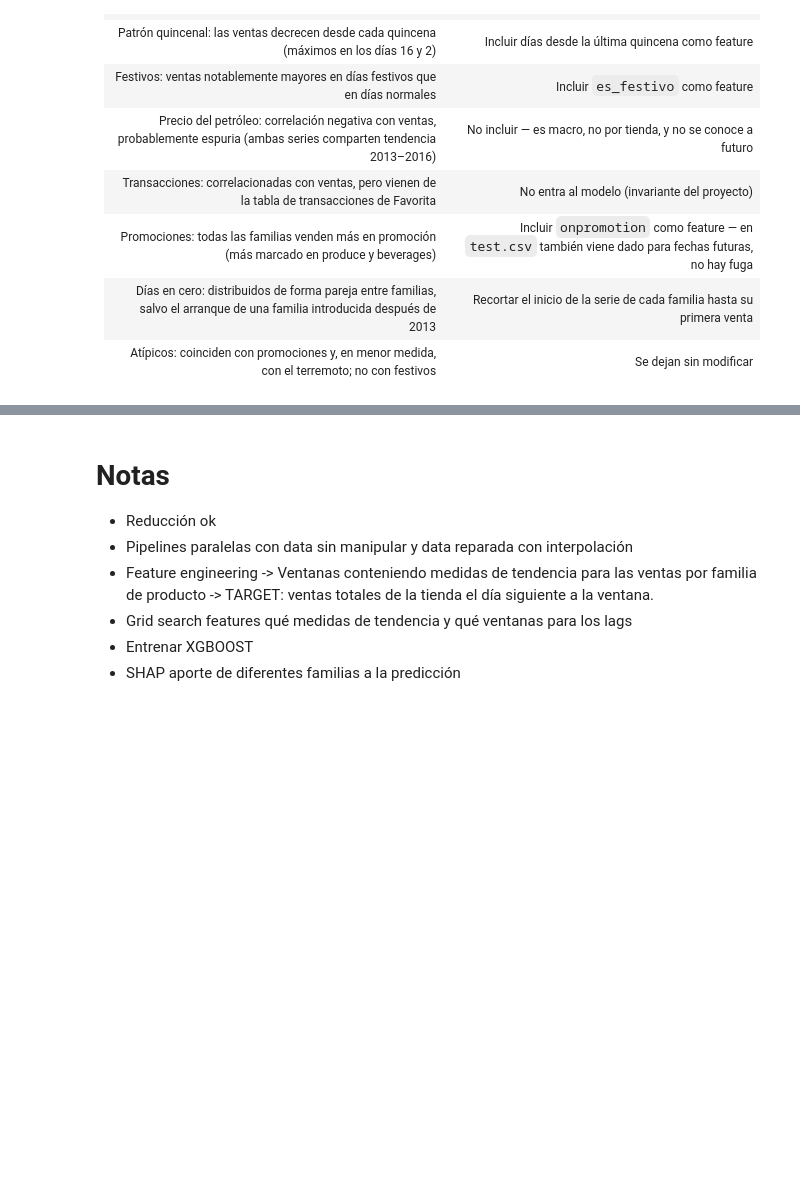
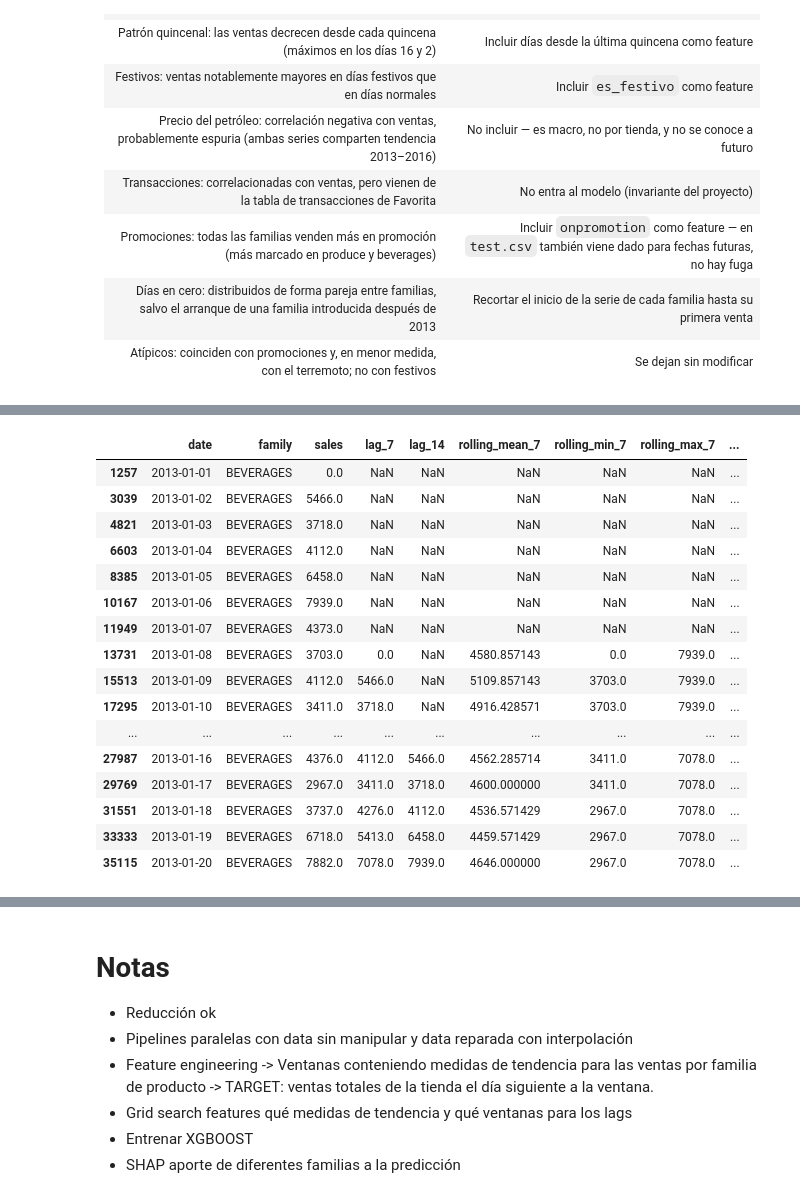
Before and after one commit to Jacogz/ML-Prediccion-Demanda, a Jupyter notebook: src/model_development.ipynb, the cells around one changed output, grey strips where cells are left out. Drawn from its saved outputs; the diff is of its cells as text; code cells hidden in the pictures; blank space fills up the shorter version.

```diff
--- a/src/model_development.ipynb
+++ b/src/model_development.ipynb
@@ -508,0 +517,57 @@ Decisiones declaradas en el EDA temporal (issue #3) y en el EDA de promociones,
+# %%
+import numpy as np
+
+
+def calcular_features(df):
+    df = df.sort_values(["family", "date"]).copy()
+
+    sales_pasado = df.groupby("family")["sales"].shift(1)
+    df["lag_7"] = df.groupby("family")["sales"].shift(7)
+    df["lag_14"] = df.groupby("family")["sales"].shift(14)
+
+    for ventana in (7, 14):
+        agrupado = sales_pasado.groupby(df["family"]).rolling(ventana)
+        for stat in ("mean", "min", "max", "std"):
+            df[f"rolling_{stat}_{ventana}"] = (
+                getattr(agrupado, stat)().reset_index(level=0, drop=True)
+            )
+
+    dia_mes = df["date"].dt.day
+    primer_dia_mes = df["date"].values.astype("datetime64[M]")
+    fin_mes_anterior = pd.to_datetime(primer_dia_mes) - pd.Timedelta(days=1)
+    df["dias_desde_quincena"] = np.where(
+        dia_mes < 15, (df["date"] - fin_mes_anterior).dt.days, dia_mes - 15
+    )
+
+    df["es_festivo"] = df["date"].isin(fechas_festivas)
+    return df
+
+
+train_1 = calcular_features(train_1)
+
+FEATURE_COLS = [
+    "lag_7", "lag_14",
+    "rolling_mean_7", "rolling_min_7", "rolling_max_7", "rolling_std_7",
+    "rolling_mean_14", "rolling_min_14", "rolling_max_14", "rolling_std_14",
+    "dias_desde_quincena", "es_festivo", "onpromotion",
+]
+
+train_1[["date", "family", "sales"] + FEATURE_COLS].head(20)
+# %% [output]
+|  | date | family | sales | lag_7 | lag_14 | rolling_mean_7 | rolling_min_7 | rolling_max_7 | ... |
+| 1257 | 2013-01-01 | BEVERAGES | 0.0 | NaN | NaN | NaN | NaN | NaN | ... |
+| 3039 | 2013-01-02 | BEVERAGES | 5466.0 | NaN | NaN | NaN | NaN | NaN | ... |
+| 4821 | 2013-01-03 | BEVERAGES | 3718.0 | NaN | NaN | NaN | NaN | NaN | ... |
+| 6603 | 2013-01-04 | BEVERAGES | 4112.0 | NaN | NaN | NaN | NaN | NaN | ... |
+| 8385 | 2013-01-05 | BEVERAGES | 6458.0 | NaN | NaN | NaN | NaN | NaN | ... |
+| 10167 | 2013-01-06 | BEVERAGES | 7939.0 | NaN | NaN | NaN | NaN | NaN | ... |
+| 11949 | 2013-01-07 | BEVERAGES | 4373.0 | NaN | NaN | NaN | NaN | NaN | ... |
+| 13731 | 2013-01-08 | BEVERAGES | 3703.0 | 0.0 | NaN | 4580.857143 | 0.0 | 7939.0 | ... |
+| 15513 | 2013-01-09 | BEVERAGES | 4112.0 | 5466.0 | NaN | 5109.857143 | 3703.0 | 7939.0 | ... |
+| 17295 | 2013-01-10 | BEVERAGES | 3411.0 | 3718.0 | NaN | 4916.428571 | 3703.0 | 7939.0 | ... |
+| ... | ... | ... | ... | ... | ... | ... | ... | ... | ... |
+| 27987 | 2013-01-16 | BEVERAGES | 4376.0 | 4112.0 | 5466.0 | 4562.285714 | 3411.0 | 7078.0 | ... |
+| 29769 | 2013-01-17 | BEVERAGES | 2967.0 | 3411.0 | 3718.0 | 4600.000000 | 3411.0 | 7078.0 | ... |
+| 31551 | 2013-01-18 | BEVERAGES | 3737.0 | 4276.0 | 4112.0 | 4536.571429 | 2967.0 | 7078.0 | ... |
+| 33333 | 2013-01-19 | BEVERAGES | 6718.0 | 5413.0 | 6458.0 | 4459.571429 | 2967.0 | 7078.0 | ... |
+| 35115 | 2013-01-20 | BEVERAGES | 7882.0 | 7078.0 | 7939.0 | 4646.000000 | 2967.0 | 7078.0 | ... |
```
Also changed, not shown: parts of 7 cells of this notebook.
